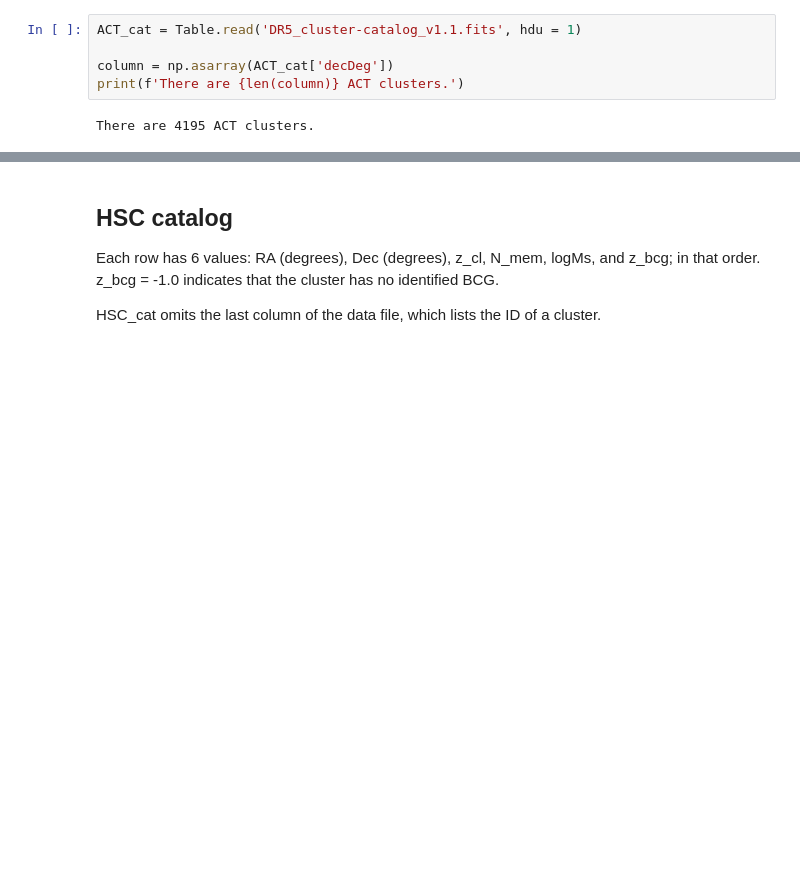
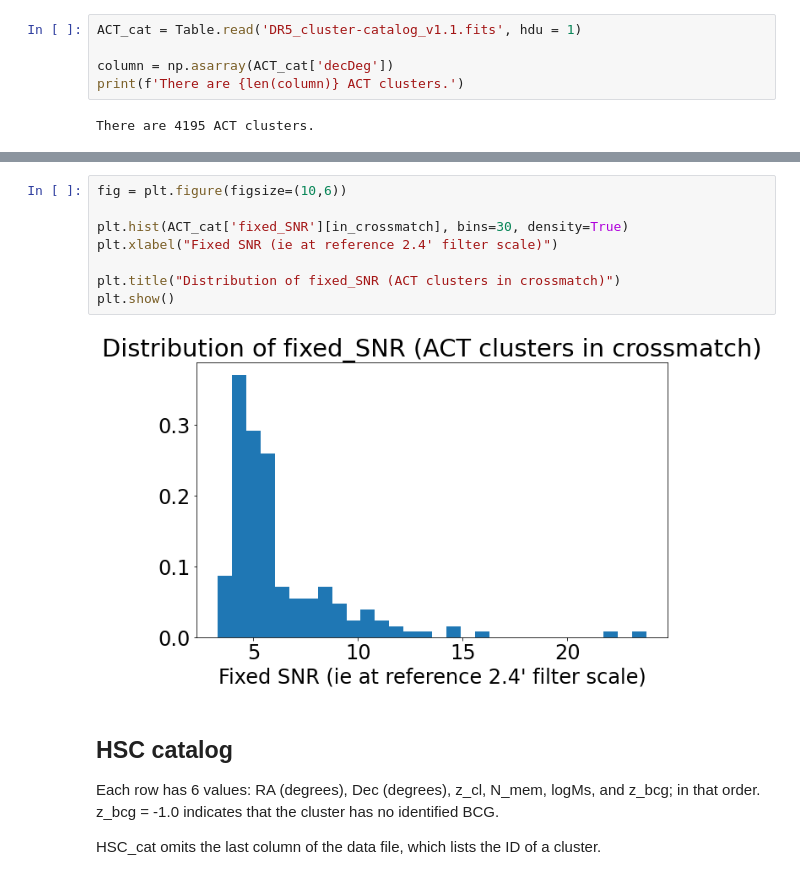
Before and after one commit to Jupiter1994/hsc-miscentering, a Jupyter notebook: HSC_ACT_Offset_Distribution.ipynb, the cells around one changed output, grey strips where cells are left out. Cells and saved outputs as stored; diff of their text form; blank space fills up the shorter version.

```diff
--- a/HSC_ACT_Offset_Distribution.ipynb
+++ b/HSC_ACT_Offset_Distribution.ipynb
@@ -41,3 +55,13 @@ There are 4195 ACT clusters.
+# %%
+fig = plt.figure(figsize=(10,6))
+
+plt.hist(ACT_cat['fixed_SNR'][in_crossmatch], bins=30, density=True)
+plt.xlabel("Fixed SNR (ie at reference 2.4' filter scale)")
+
+plt.title("Distribution of fixed_SNR (ACT clusters in crossmatch)")
+plt.show()
+# %% [output]
+[figure, added]
 # %% [markdown]
 ## HSC catalog
 Each row has 6 values: RA (degrees), Dec (degrees), z_cl, N_mem, logMs, and z_bcg; in that order. z_bcg = -1.0 indicates that the cluster has no identified BCG.
```
Also changed, not shown: parts of 12 cells of this notebook.
